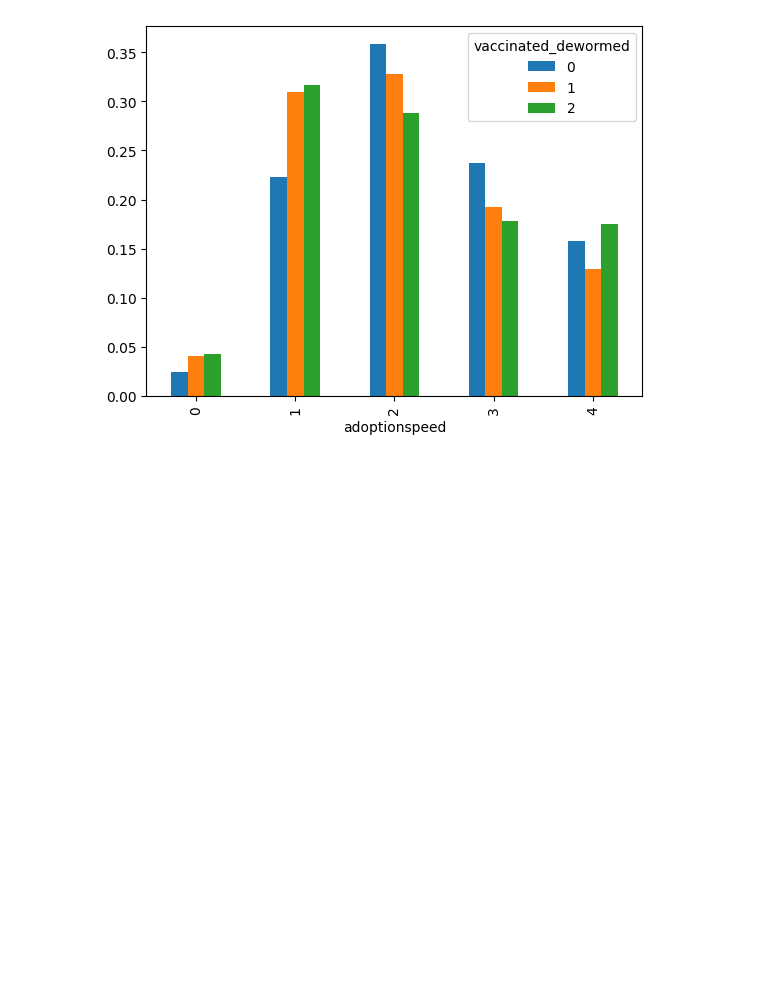
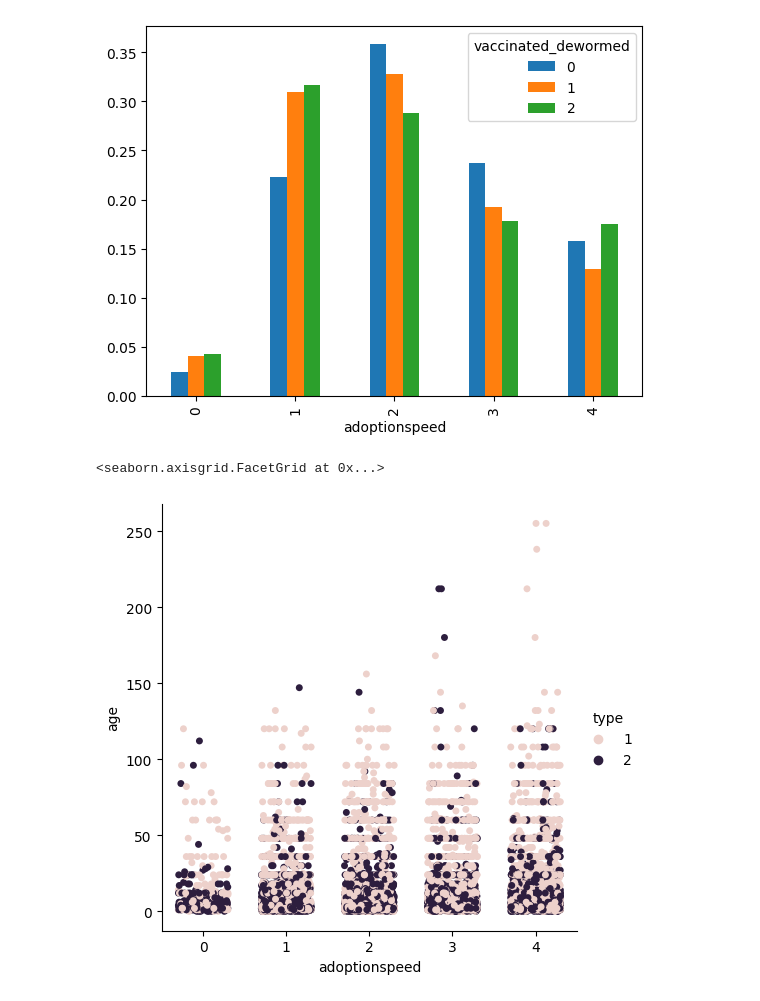
Before and after one commit to LanaCasselmann/ds_capstone_pet_adoptability, a Jupyter notebook: notebooks/pet_eda.ipynb, the cells around one changed output. Drawn from its saved outputs; the diff is of its cells as text; code cells hidden in the pictures; blank space fills up the shorter version.

Commit message:
catplot age and adoption speed

```diff
--- a/notebooks/pet_eda.ipynb
+++ b/notebooks/pet_eda.ipynb
@@ -326,3 +326,8 @@ pd.crosstab(df_dropped.query('age < 4 & type == 2')['adoptionspeed'],df_dropped.
 # %% [output]
 <Axes: xlabel='adoptionspeed'>
 [figure]
+# %%
+sns.catplot(data=df_dropped, x='adoptionspeed', y='age', hue='type', jitter=0.3)
+# %% [output]
+<seaborn.axisgrid.FacetGrid at 0x...>
+[figure, added]
```
Also changed, not shown: parts of 1 cell of this notebook.
